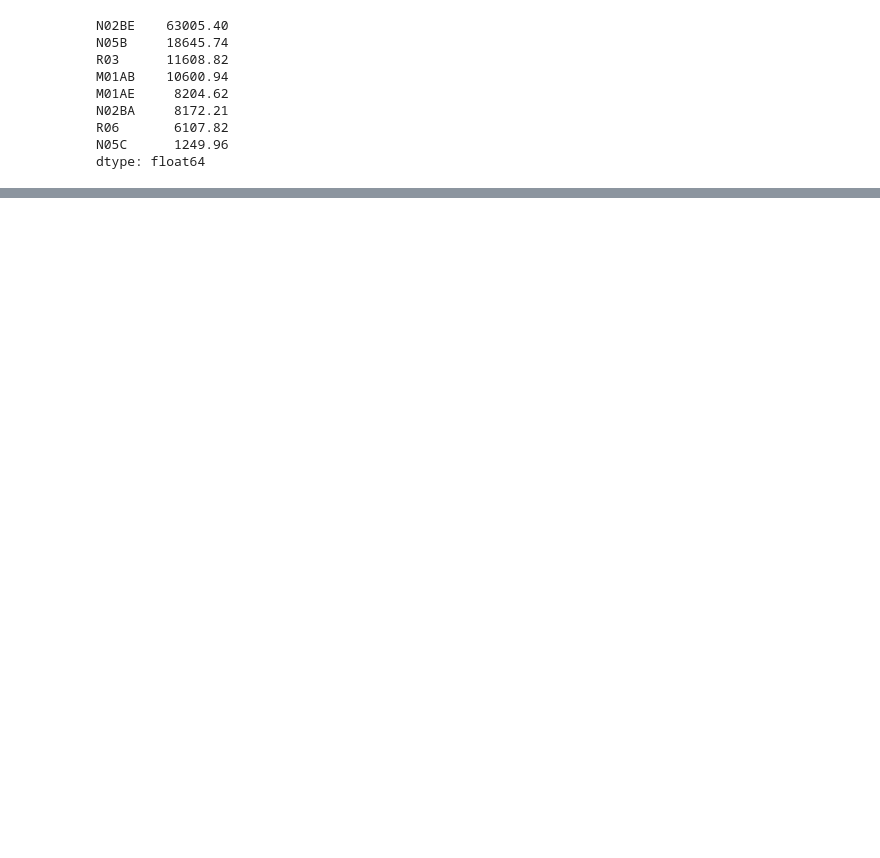
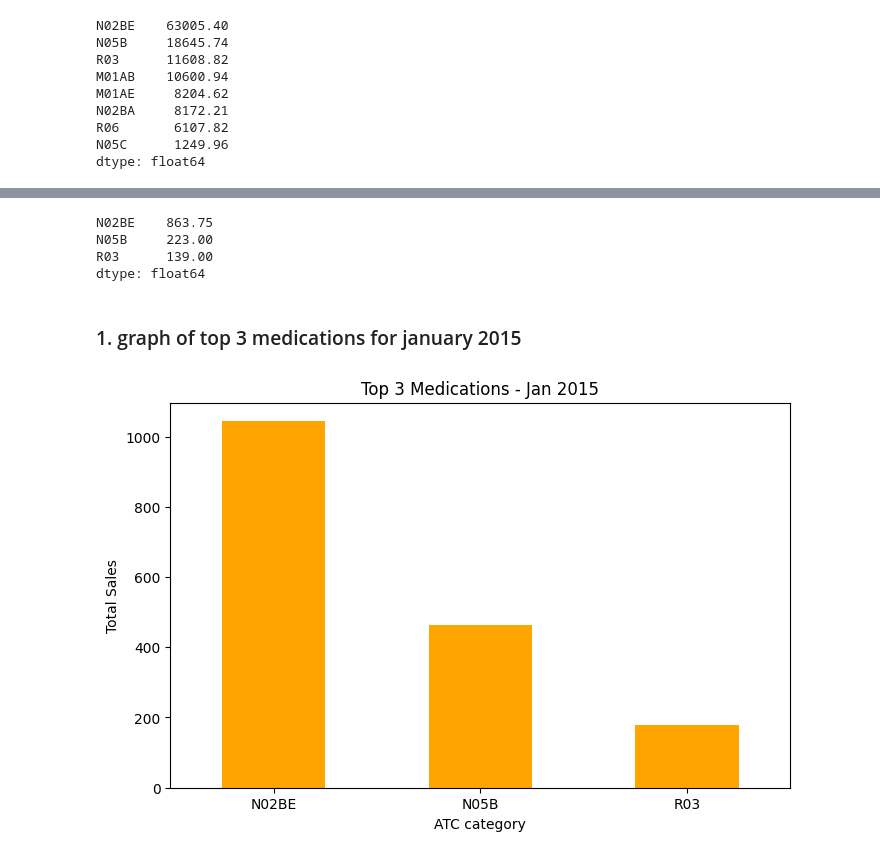
Before and after one commit to Lreport/Pharma-DataAnaly-Test, a Jupyter notebook: pharma_analysis.ipynb, the cells around one changed output, grey strips where cells are left out. Saved outputs shown, nothing was run; the diff lists cells and outputs as text; code cells hidden in the pictures; blank space fills up the shorter version.

```diff
--- a/pharma_analysis.ipynb
+++ b/pharma_analysis.ipynb
@@ -91,0 +149,25 @@ N02BE has the highest total sales volume, followed by N05B and R03.
+# %%
+sep_2017 = df[(df['Year'] == 2017) & (df['Month'] == 9)]
+sep_2017_top3 = sep_2017[atc_columns].sum().round(2).sort_values(ascending=False).head(3)
+sep_2017_top3
+# %% [output]
+N02BE    863.75
+N05B     223.00
+R03      139.00
+dtype: float64
+# %% [markdown]
+### 1. graph of top 3  medications for january 2015
+# %%
+jan_2015_top3.plot(
+    kind = 'bar',
+    color = 'orange',
+    figsize = (8,5)
+)
+
+plt.title('Top 3 Medications - Jan 2015')
+plt.xlabel('ATC category')
+plt.ylabel('Total Sales')
+plt.xticks(rotation=0)
+plt.show()
+# %% [output]
+[figure, added]
```
Also changed, not shown: parts of 15 cells of this notebook.
